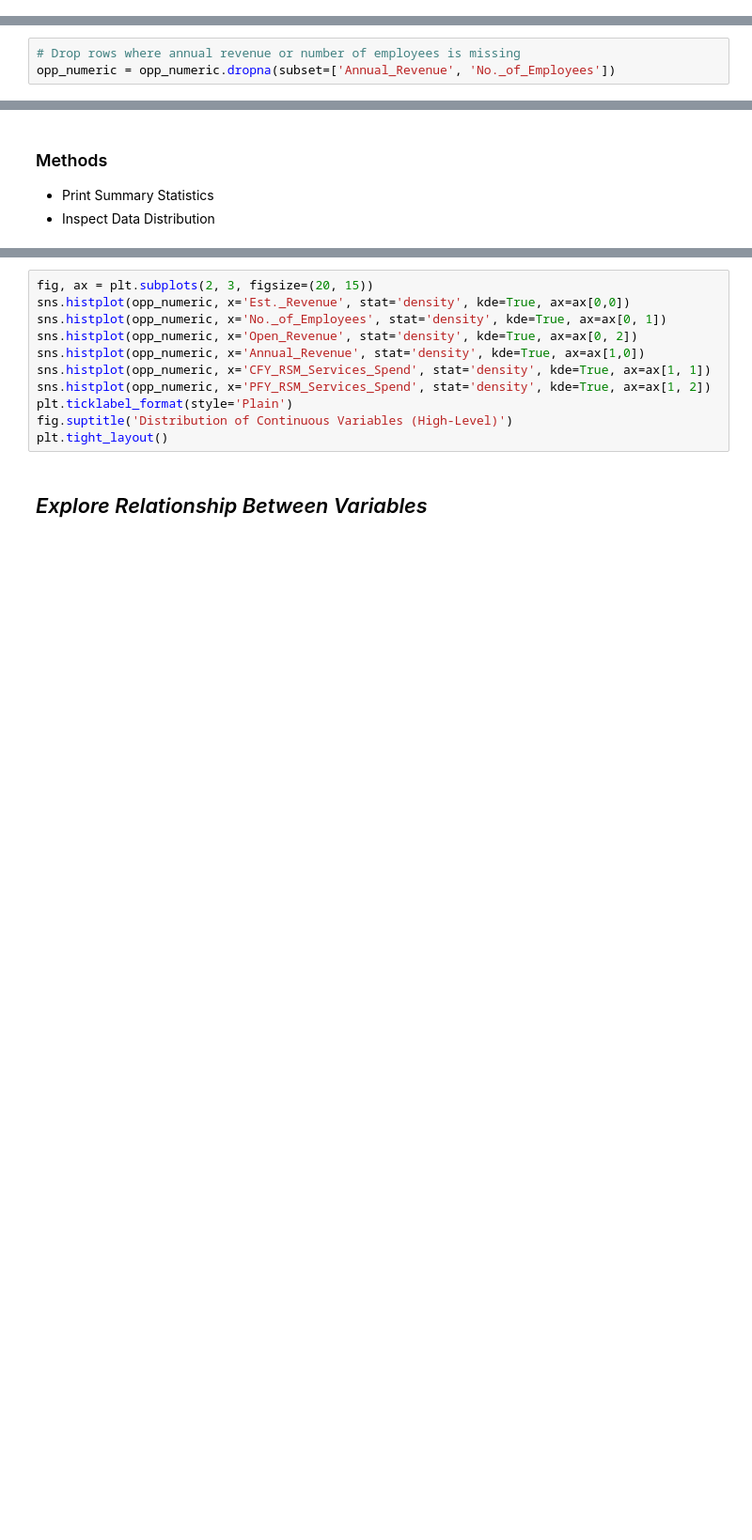
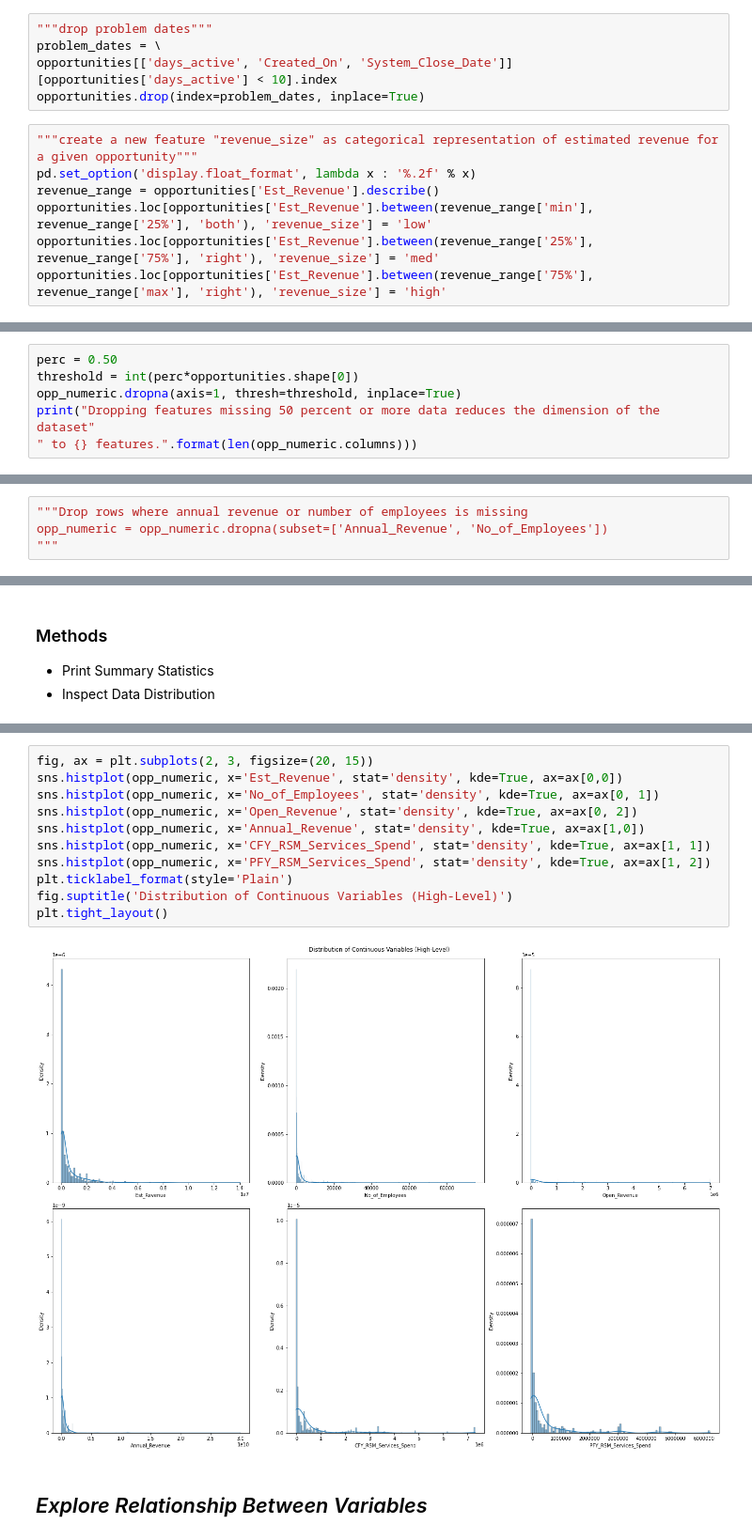
Before and after one commit to benkarabinus/TOOL1_FINAL_PROJECT, a Jupyter notebook: Karabinus_Ben_Final_Project_Rough.ipynb, the cells around one changed output, grey strips where cells are left out. Shown: that part at 94% size. Cells and saved outputs as stored; diff of their text form; blank space fills up the shorter version.

```diff
--- a/Karabinus_Ben_Final_Project_Rough.ipynb
+++ b/Karabinus_Ben_Final_Project_Rough.ipynb
@@ -127,0 +140,12 @@ opportunities[['opportunity_id', 'Entity_ID']].isna().sum()
+# %%
+"""drop problem dates"""
+problem_dates = \
+opportunities[['days_active', 'Created_On', 'System_Close_Date']][opportunities['days_active'] < 10].index
+opportunities.drop(index=problem_dates, inplace=True)
+# %%
+"""create a new feature "revenue_size" as categorical representation of estimated revenue for a given opportunity"""
+pd.set_option('display.float_format', lambda x : '%.2f' % x)
+revenue_range = opportunities['Est_Revenue'].describe()
+opportunities.loc[opportunities['Est_Revenue'].between(revenue_range['min'], revenue_range['25%'], 'both'), 'revenue_size'] = 'low'
+opportunities.loc[opportunities['Est_Revenue'].between(revenue_range['25%'], revenue_range['75%'], 'right'), 'revenue_size'] = 'med'
+opportunities.loc[opportunities['Est_Revenue'].between(revenue_range['75%'], revenue_range['max'], 'right'), 'revenue_size'] = 'high'
@@ -166,0 +262,6 @@ opp_numeric.isnull().sum()
+# %%
+perc = 0.50
+threshold = int(perc*opportunities.shape[0])
+opp_numeric.dropna(axis=1, thresh=threshold, inplace=True)
+print("Dropping features missing 50 percent or more data reduces the dimension of the dataset"
+" to {} features.".format(len(opp_numeric.columns)))
@@ -171,5 +274,6 @@ Printing a count of null values for each continuous variable shows that the colu
 opp_numeric['CFY_RSM_Services_Spend'] = opp_numeric['CFY_RSM_Services_Spend'].fillna(value=0)
 opp_numeric['PFY_RSM_Services_Spend'] = opp_numeric['PFY_RSM_Services_Spend'].fillna(value=0)
 # %%
-# Drop rows where annual revenue or number of employees is missing
-opp_numeric = opp_numeric.dropna(subset=['Annual_Revenue', 'No._of_Employees'])
+"""Drop rows where annual revenue or number of employees is missing
+opp_numeric = opp_numeric.dropna(subset=['Annual_Revenue', 'No_of_Employees'])
+"""
@@ -237,14 +434,16 @@ opp_numeric.describe()
 # %%
 fig, ax = plt.subplots(2, 3, figsize=(20, 15))
-sns.histplot(opp_numeric, x='Est._Revenue', stat='density', kde=True, ax=ax[0,0])
-sns.histplot(opp_numeric, x='No._of_Employees', stat='density', kde=True, ax=ax[0, 1])
+sns.histplot(opp_numeric, x='Est_Revenue', stat='density', kde=True, ax=ax[0,0])
+sns.histplot(opp_numeric, x='No_of_Employees', stat='density', kde=True, ax=ax[0, 1])
 sns.histplot(opp_numeric, x='Open_Revenue', stat='density', kde=True, ax=ax[0, 2])
 sns.histplot(opp_numeric, x='Annual_Revenue', stat='density', kde=True, ax=ax[1,0])
 sns.histplot(opp_numeric, x='CFY_RSM_Services_Spend', stat='density', kde=True, ax=ax[1, 1])
 sns.histplot(opp_numeric, x='PFY_RSM_Services_Spend', stat='density', kde=True, ax=ax[1, 2])
 plt.ticklabel_format(style='Plain')
 fig.suptitle('Distribution of Continuous Variables (High-Level)')
 plt.tight_layout()
+# %% [output]
+[figure, added]
 # %% [markdown]
 ## *Explore Relationship Between Variables*
 # %% [markdown]
```
Also changed, not shown: parts of 69 cells of this notebook, 7 other files.
